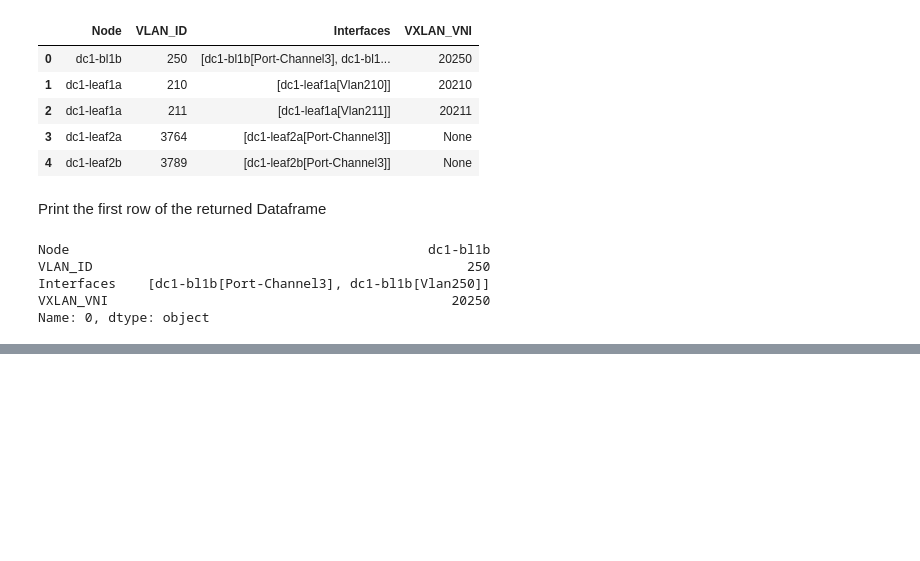
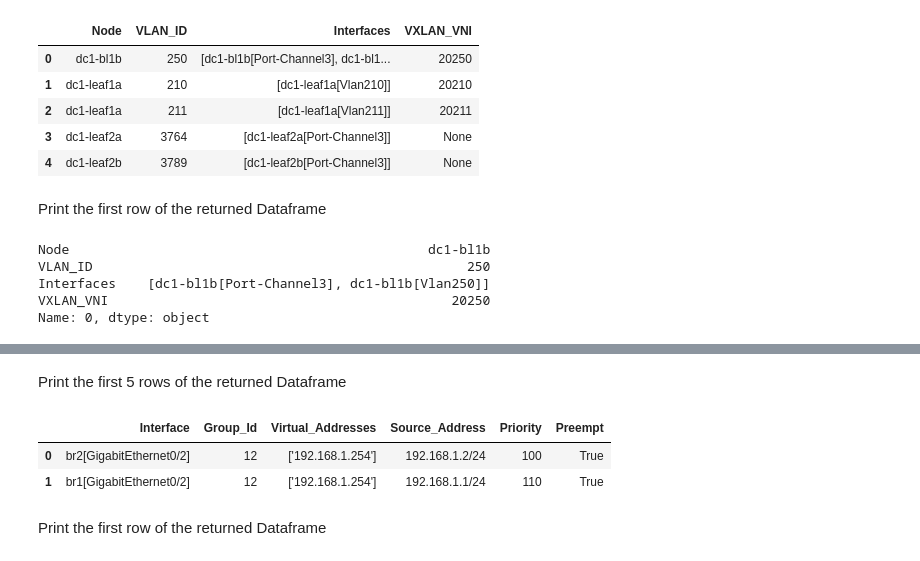
Before and after one commit to batfish/pybatfish, a Jupyter notebook: docs/source/notebooks/configProperties.ipynb, the cells around one changed output, grey strips where cells are left out. Drawn from its saved outputs; the diff is of its cells as text; code cells hidden in the pictures; blank space fills up the shorter version.

Commit message:
Docs: Add VRRP question (#783)
* Docs: Add VRRP question

* remove exclusion

* regen after fixing batfish typo

```diff
--- a/docs/source/notebooks/configProperties.ipynb
+++ b/docs/source/notebooks/configProperties.ipynb
@@ -1076,3 +1077,5 @@ VLAN_ID                                                250
 Interfaces    [dc1-bl1b[Port-Channel3], dc1-bl1b[Vlan250]]
 VXLAN_VNI                                            20250
 Name: 0, dtype: object
+# %%
+bf.set_network('generate_questions')
@@ -1078,0 +1084,2 @@ Name: 0, dtype: object
+# %%
+bf.set_snapshot('ios_basic_vrrp')
@@ -1078,0 +1104,2 @@ Name: 0, dtype: object
+# %%
+result = bf.q.vrrpProperties().answer().frame()
@@ -1078,0 +1117,10 @@ Name: 0, dtype: object
+# %% [markdown]
+Print the first 5 rows of the returned Dataframe
+# %%
+result.head(5)
+# %% [output]
+|  | Interface | Group_Id | Virtual_Addresses | Source_Address | Priority | Preempt |
+| 0 | br2[GigabitEthernet0/2] | 12 | ['192.168.1.254'] | 192.168.1.2/24 | 100 | True |
+| 1 | br1[GigabitEthernet0/2] | 12 | ['192.168.1.254'] | 192.168.1.1/24 | 110 | True |
+# %% [markdown]
+Print the first row of the returned Dataframe
```
Also changed, not shown: parts of 12 cells of this notebook, 6 other files.
